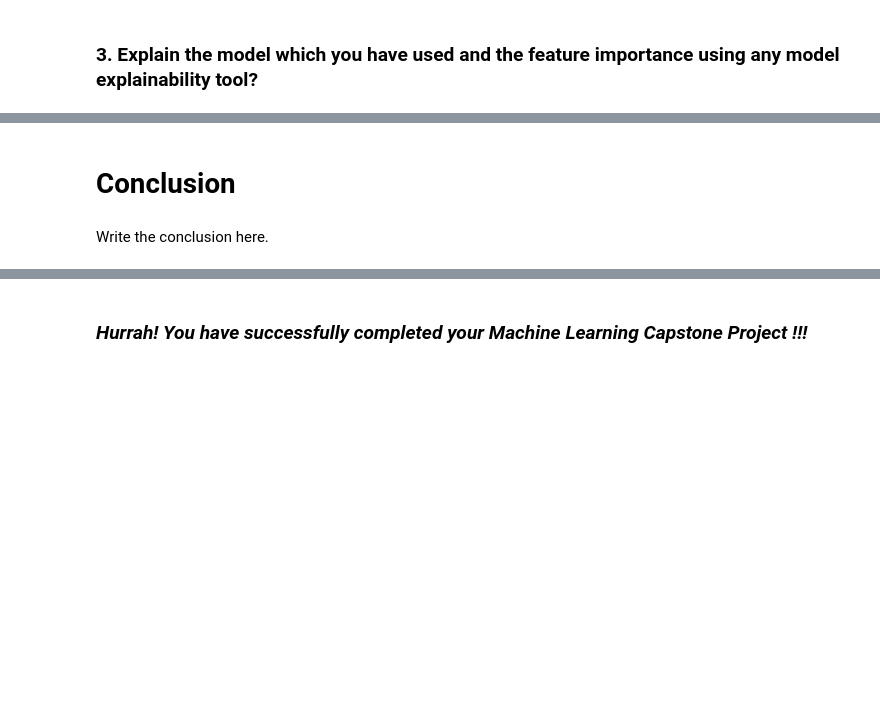
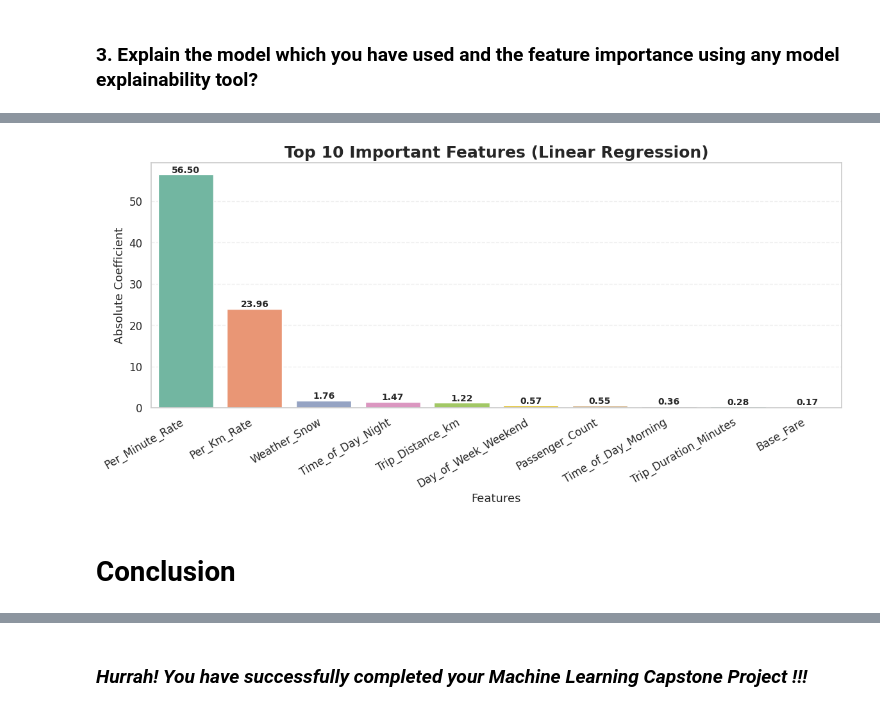
Before and after one commit to Sneha8126/Sneha-copy-of-Sample-ML-Submission-Template, a Jupyter notebook: Sneha_copy_of_Sample_ML_Submission_Template.ipynb, the cells around one changed output, grey strips where cells are left out. Cells and saved outputs as stored; diff of their text form; code cells hidden in the pictures; blank space fills up the shorter version.

```diff
--- a/Sneha_copy_of_Sample_ML_Submission_Template.ipynb
+++ b/Sneha_copy_of_Sample_ML_Submission_Template.ipynb
@@ -2023,4 +2047,59 @@ Answer Here.
+# %%
+import pandas as pd
+import matplotlib.pyplot as plt
+import seaborn as sns
+
+# Feature Importance using Linear Regression Coefficients
+importance = pd.DataFrame({
+    'Feature': x_train.columns,
+    'Coefficient': model.coef_
+})
+
+# Absolute values for importance
+importance['Importance'] = importance['Coefficient'].abs()
+
+# Top 10 Important Features
+importance = importance.sort_values(
+    by='Importance',
+    ascending=False
+).head(10)
+
+# Plot Style
+sns.set_style("whitegrid")
+plt.figure(figsize=(12,6))
+
+ax = sns.barplot(
+    data=importance,
+    x='Feature',
+    y='Importance',
+    hue='Feature',          # To use palette correctly
+    palette='Set2',
+    legend=False
+)
+
+# Value Labels
+for p in ax.patches:
+    ax.annotate(f'{p.get_height():.2f}',
+                (p.get_x() + p.get_width()/2, p.get_height()),
+                ha='center',
+                va='bottom',
+                fontsize=10,
+                fontweight='bold')
+
+plt.title('Top 10 Important Features (Linear Regression)',
+          fontsize=18,
+          fontweight='bold')
+
+plt.xlabel('Features', fontsize=13)
+plt.ylabel('Absolute Coefficient', fontsize=13)
+
+plt.xticks(rotation=30, ha='right')
+
+plt.grid(axis='y', linestyle='--', alpha=0.3)
+
+plt.tight_layout()
+plt.show()
+# %% [output]
+[figure, added]
 # %% [markdown]
 # **Conclusion**
-# %% [markdown]
-Write the conclusion here.
```
Also changed, not shown: parts of 5 cells of this notebook.
